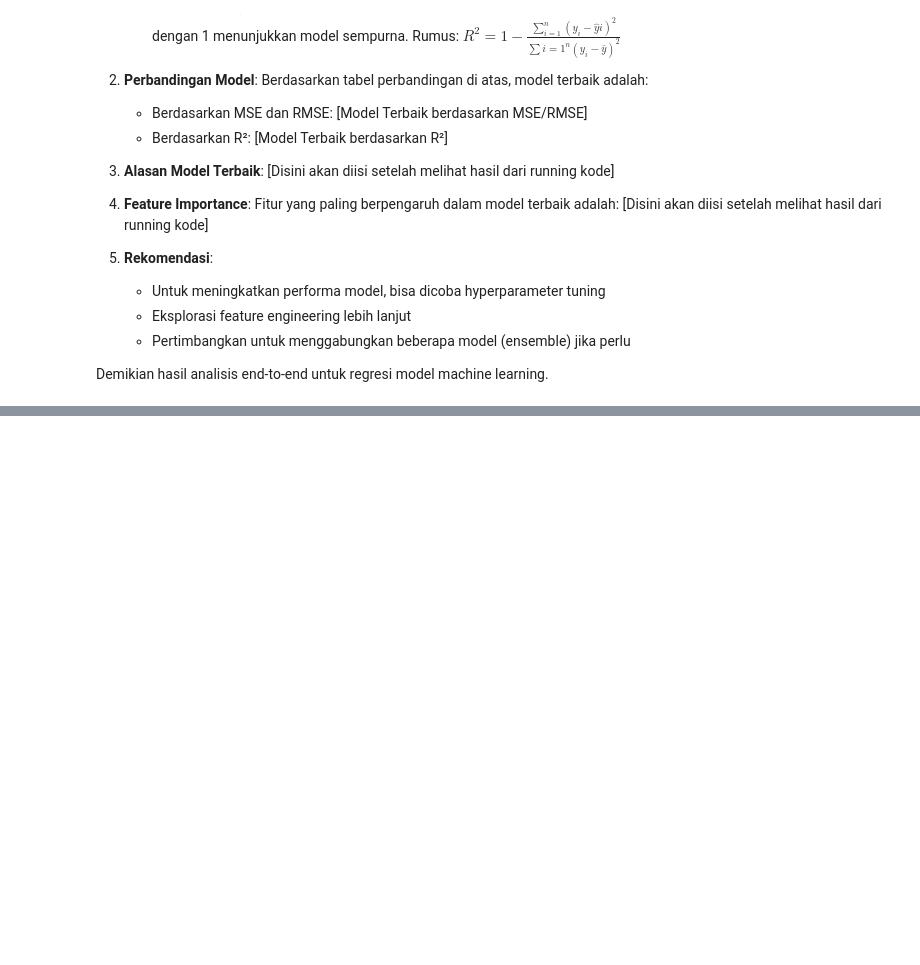
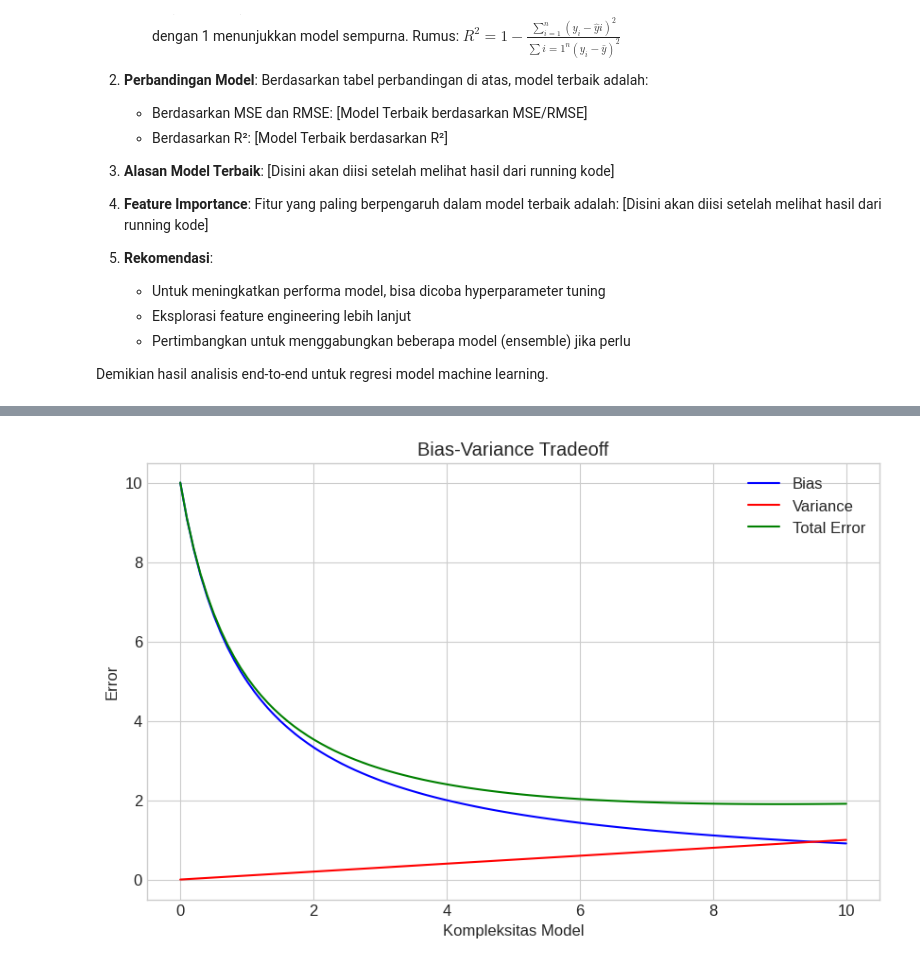
Before and after one commit to MFitran/Machine-Learning, a Jupyter notebook: UTS/Regression/UTS_Regresi.ipynb, the cells around one changed output, grey strips where cells are left out. Cells and saved outputs as stored; diff of their text form; code cells hidden in the pictures; blank space fills up the shorter version.

```diff
--- a/UTS/Regression/UTS_Regresi.ipynb
+++ b/UTS/Regression/UTS_Regresi.ipynb
@@ -485,0 +779,26 @@ Demikian hasil analisis end-to-end untuk regresi model machine learning.
+# %%
+# Visualisasi Bias-Variance Tradeoff
+
+def plot_bias_variance_tradeoff():
+    # Range kompleksitas model
+    complexity = np.linspace(0, 10, 100)
+
+    # Simulasi bias dan variance
+    bias = 10 / (complexity + 1)
+    variance = 0.1 * complexity
+    total_error = bias + variance
+
+    plt.figure(figsize=(10, 6))
+    plt.plot(complexity, bias, 'b-', label='Bias')
+    plt.plot(complexity, variance, 'r-', label='Variance')
+    plt.plot(complexity, total_error, 'g-', label='Total Error')
+    plt.xlabel('Kompleksitas Model')
+    plt.ylabel('Error')
+    plt.title('Bias-Variance Tradeoff')
+    plt.legend()
+    plt.grid(True)
+    plt.show()
+
+plot_bias_variance_tradeoff()
+# %% [output]
+[figure, added]
```
Also changed, not shown: parts of 58 cells of this notebook.
